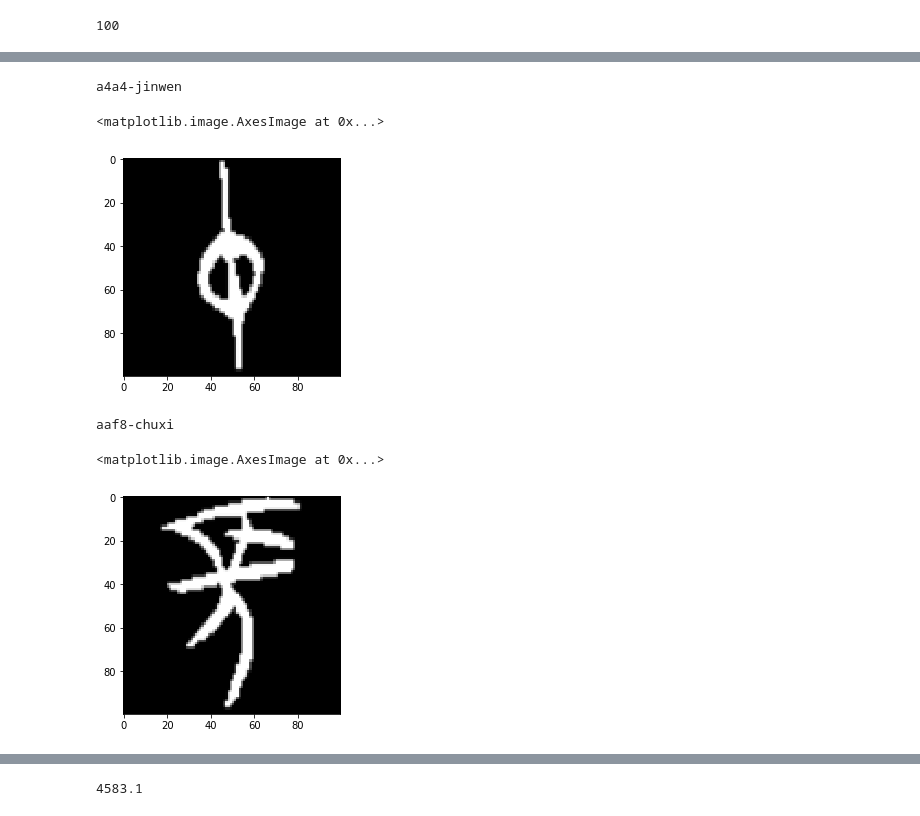
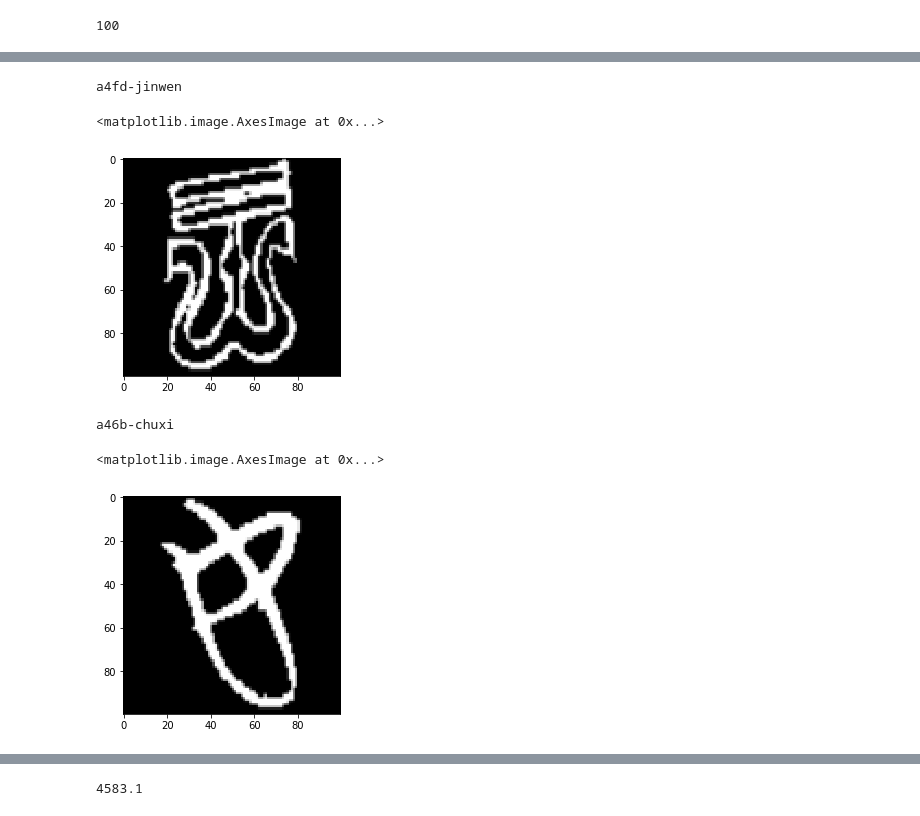
Before and after one commit to matthewgiem/chinese_characters, a Jupyter notebook: fresh_start.ipynb, the cells around one changed output, grey strips where cells are left out. Drawn from its saved outputs; the diff is of its cells as text; code cells hidden in the pictures.

```diff
--- a/fresh_start.ipynb
+++ b/fresh_start.ipynb
@@ -76,6 +76,8 @@ complete_data[-1][0]
 len(complete_data)
 # %% [output]
 8232
+# %%
+indexed_complete_data = complete_data.copy()
 # %%
 def shuffle(data):
     """takes a list of data as an input and outputs a shuffled list
@@ -187,17 +201,17 @@ test[0]
 # %%
-print(shuffled_data[test[0][0]][3])
-plt.imshow(shuffled_data[test[0][0]][-1], cmap='gray')
+print(indexed_complete_data[test[0][0]][3])
+plt.imshow(indexed_complete_data[test[41][0]][-1], cmap='gray')
 # %% [output]
-a4a4-jinwen
+a4fd-jinwen
 <matplotlib.image.AxesImage at 0x...>
-[figure, old version]
+[figure, new version]
 # %%
-print(shuffled_data[test[0][1]][3])
-plt.imshow(shuffled_data[test[0][1]][-1], cmap='gray')
+print(indexed_complete_data[test[41][1]][3])
+plt.imshow(indexed_complete_data[test[41][1]][-1], cmap='gray')
 # %% [output]
-aaf8-chuxi
+a46b-chuxi
 <matplotlib.image.AxesImage at 0x...>
-[figure, old version]
+[figure, new version]
 # %%
 shuffled_data[test[0][1]][4] - shuffled_data[test[0][0]][4]
 # %% [output]
```
Also changed, not shown: parts of 8 cells of this notebook.
